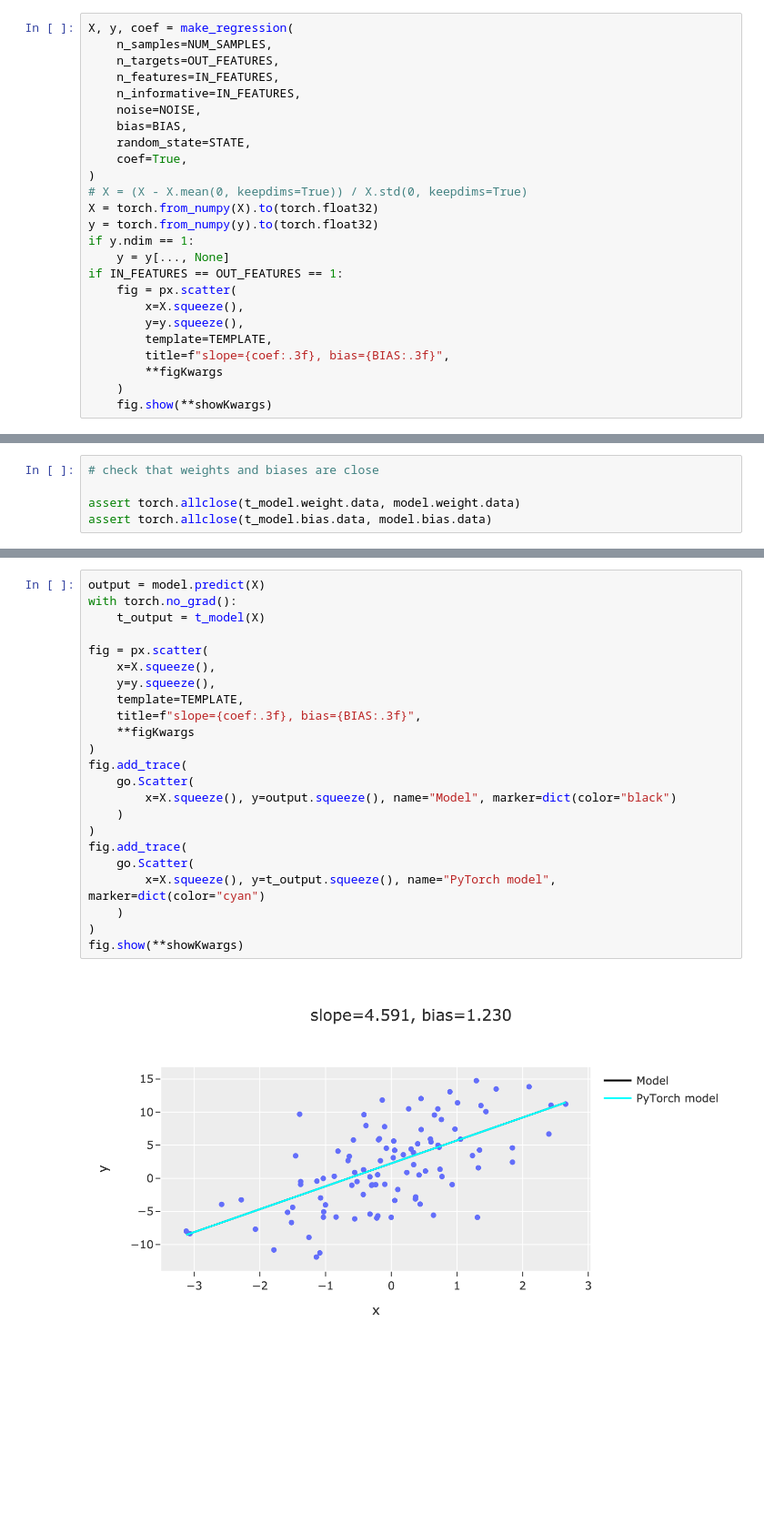
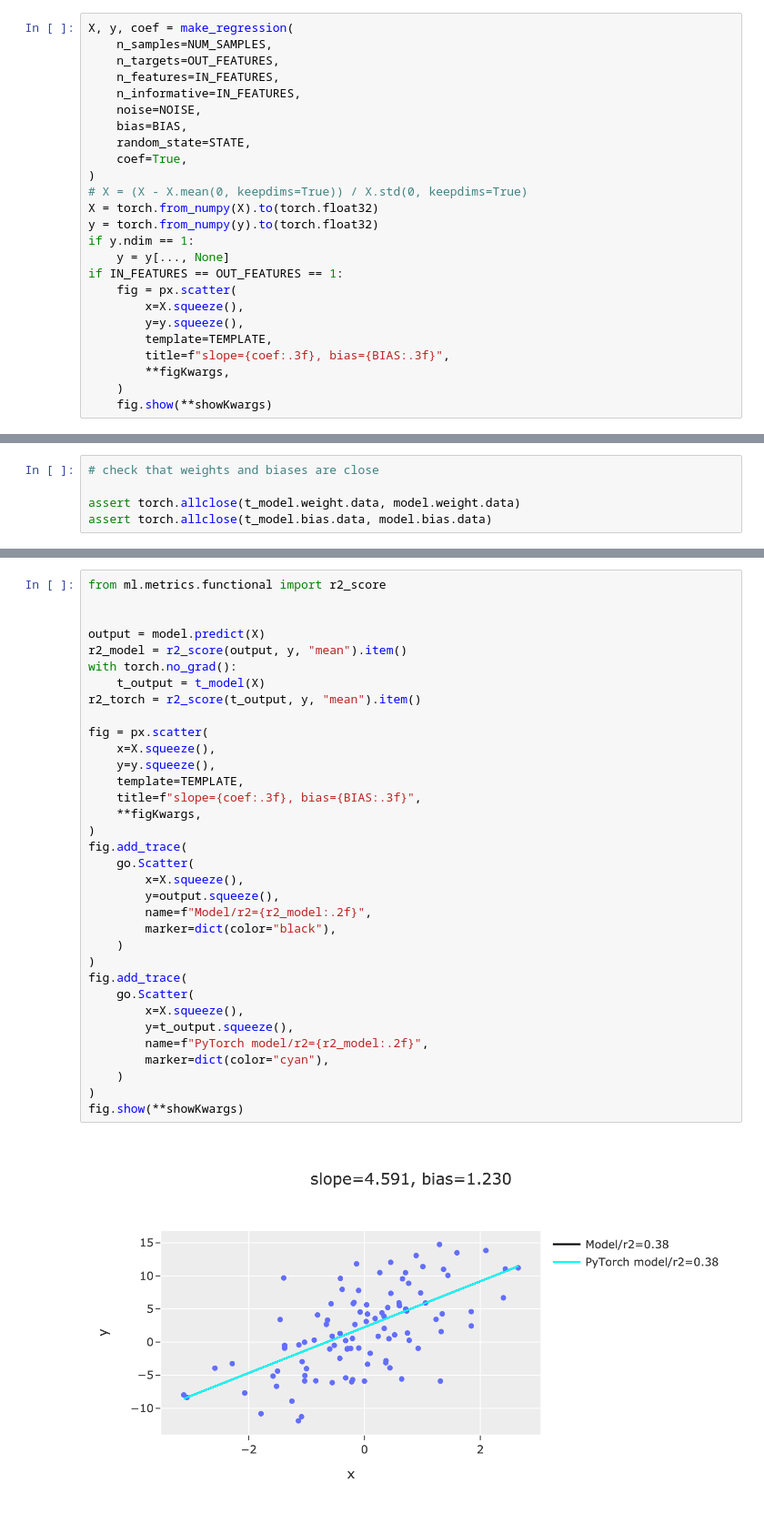
Before and after one commit to dmtryzarubin/ML, a Jupyter notebook: notebooks/LinearRegression.ipynb, the cells around one changed output, grey strips where cells are left out. Shown at 91% size. Drawn from its saved outputs; the diff is of its cells as text; blank space fills up the shorter version.

Commit message:
Formatted with black. requirements.txt updated

```diff
--- a/notebooks/LinearRegression.ipynb
+++ b/notebooks/LinearRegression.ipynb
@@ -56,7 +53,7 @@ if IN_FEATURES == OUT_FEATURES == 1:
         y=y.squeeze(),
         template=TEMPLATE,
         title=f"slope={coef:.3f}, bias={BIAS:.3f}",
-        **figKwargs
+        **figKwargs,
     )
     fig.show(**showKwargs)
 # %% [output]
@@ -144,25 +108,36 @@ a, b
 # %%
+from ml.metrics.functional import r2_score
+
+
 output = model.predict(X)
+r2_model = r2_score(output, y, "mean").item()
 with torch.no_grad():
     t_output = t_model(X)
+r2_torch = r2_score(t_output, y, "mean").item()
 
 fig = px.scatter(
     x=X.squeeze(),
     y=y.squeeze(),
     template=TEMPLATE,
     title=f"slope={coef:.3f}, bias={BIAS:.3f}",
-    **figKwargs
+    **figKwargs,
 )
 fig.add_trace(
     go.Scatter(
-        x=X.squeeze(), y=output.squeeze(), name="Model", marker=dict(color="black")
+        x=X.squeeze(),
+        y=output.squeeze(),
+        name=f"Model/r2={r2_model:.2f}",
+        marker=dict(color="black"),
     )
 )
 fig.add_trace(
     go.Scatter(
-        x=X.squeeze(), y=t_output.squeeze(), name="PyTorch model", marker=dict(color="cyan")
+        x=X.squeeze(),
+        y=t_output.squeeze(),
+        name=f"PyTorch model/r2={r2_model:.2f}",
+        marker=dict(color="cyan"),
     )
 )
 fig.show(**showKwargs)
 # %% [output]
-[figure, old version]
+[figure, new version]
```
Also changed, not shown: parts of 8 cells of this notebook, 14 other files.
